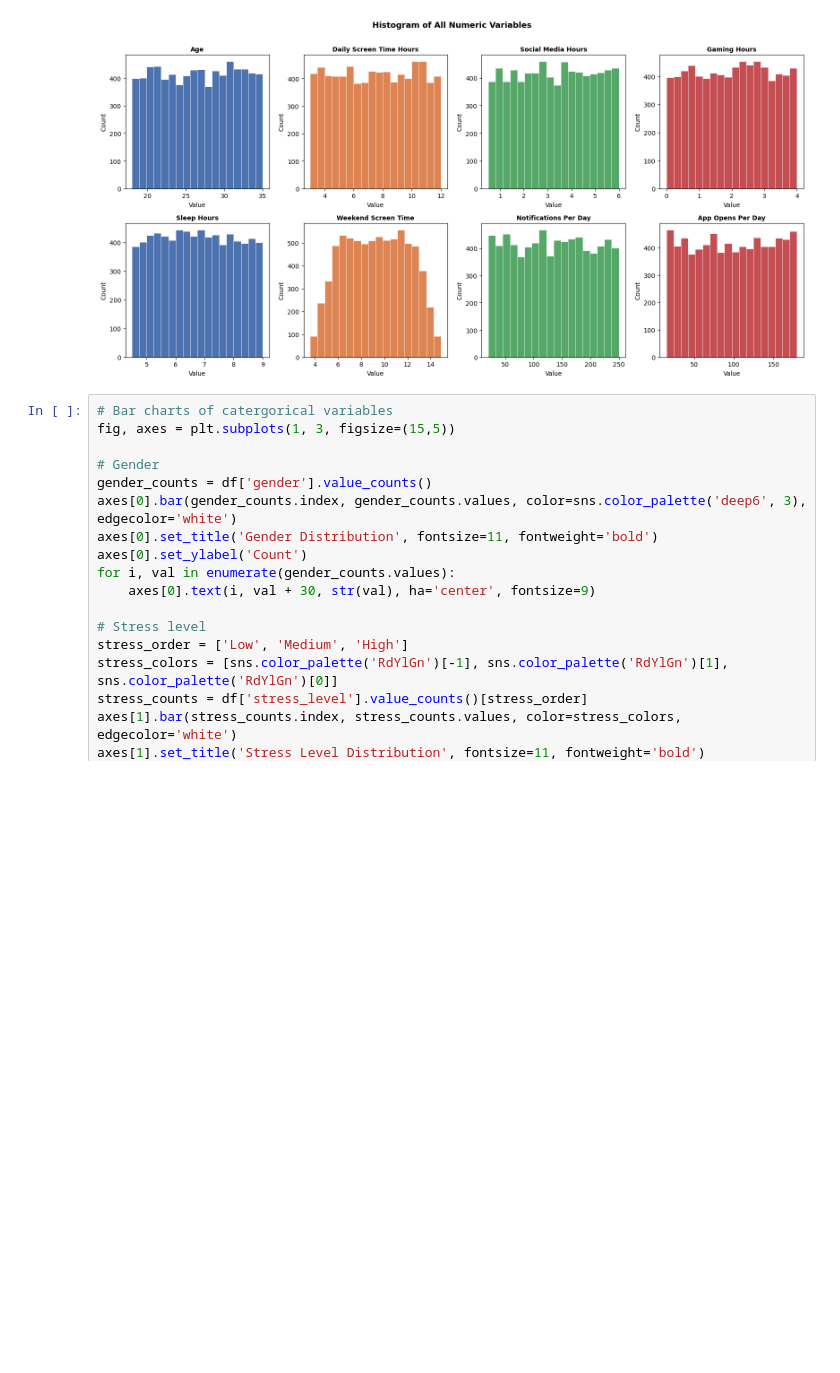
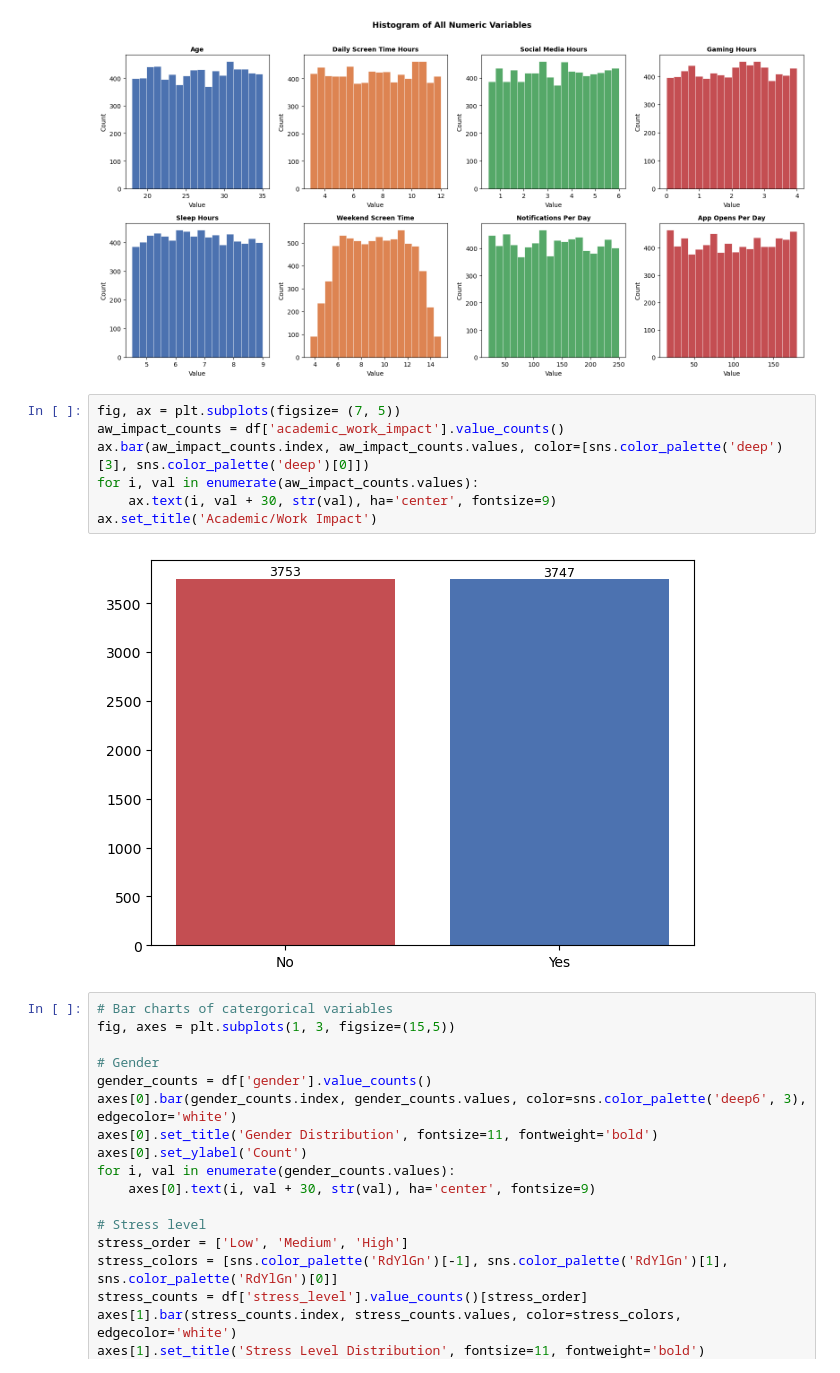
Before and after one commit to ps-alex1001/DataSpell, a Jupyter notebook: IPV/2_WorkBook_Visualization_SAMSON.ipynb, the cells around one changed output. Saved outputs shown, nothing was run; the diff lists cells and outputs as text; blank space fills up the shorter version.

```diff
--- a/IPV/2_WorkBook_Visualization_SAMSON.ipynb
+++ b/IPV/2_WorkBook_Visualization_SAMSON.ipynb
@@ -169,6 +169,15 @@ plt.tight_layout()
 plt.show()
 # %% [output]
 [figure]
+# %%
+fig, ax = plt.subplots(figsize= (7, 5))
+aw_impact_counts = df['academic_work_impact'].value_counts()
+ax.bar(aw_impact_counts.index, aw_impact_counts.values, color=[sns.color_palette('deep')[3], sns.color_palette('deep')[0]])
+for i, val in enumerate(aw_impact_counts.values):
+    ax.text(i, val + 30, str(val), ha='center', fontsize=9)
+ax.set_title('Academic/Work Impact')
+# %% [output]
+[figure, added]
 # %%
 # Bar charts of catergorical variables
 fig, axes = plt.subplots(1, 3, figsize=(15,5))
```
Also changed, not shown: parts of 3 cells of this notebook.
